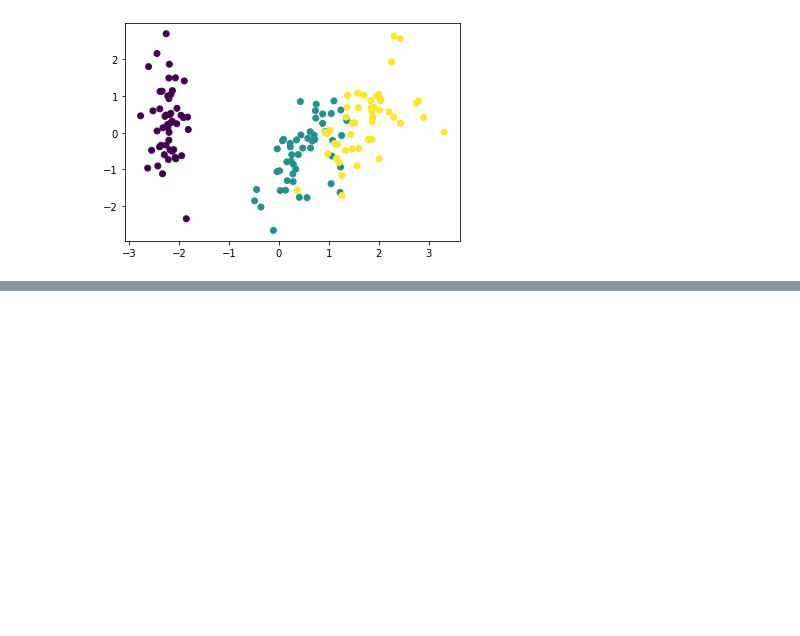
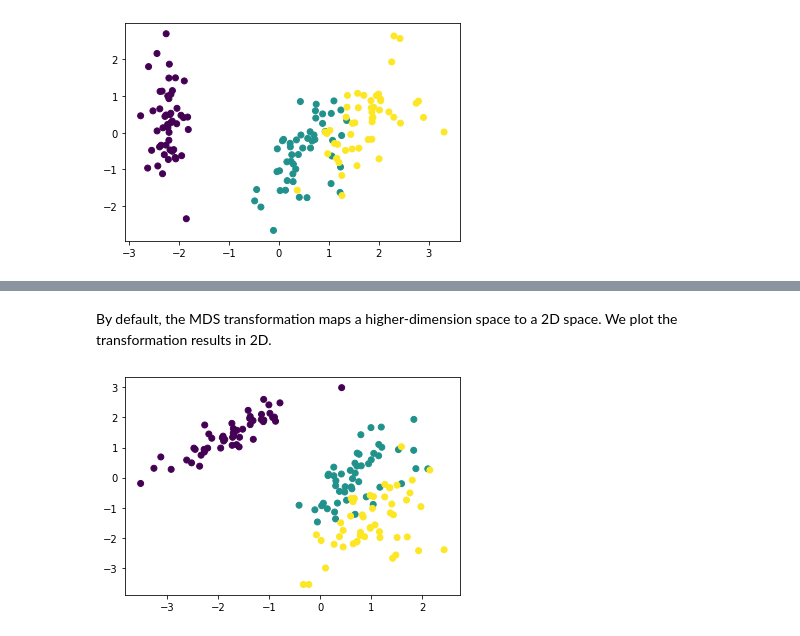
Before and after one commit to sathayas/GuideIDSExamples, a Jupyter notebook: Chapter4-DataUnderstanding.ipynb, the cells around one changed output, grey strips where cells are left out. Cells and saved outputs as stored; diff of their text form; code cells hidden in the pictures; blank space fills up the shorter version.

```diff
--- a/Chapter4-DataUnderstanding.ipynb
+++ b/Chapter4-DataUnderstanding.ipynb
@@ -179,0 +185,14 @@ plt.show()
+# %%
+from sklearn.manifold import MDS
+
+# applying MDS
+mds = MDS()
+X_mds = mds.fit_transform(X_norm)
+# %% [markdown]
+By default, the MDS transformation maps a higher-dimension space to a 2D space. We plot the transformation results in 2D.
+# %%
+# plotting the MDS-transformed coordinates
+plt.scatter(X_mds[:,0], X_mds[:,1], c=y['species'])
+plt.show()
+# %% [output]
+[figure, added]
```
Also changed, not shown: parts of 2 cells of this notebook.
